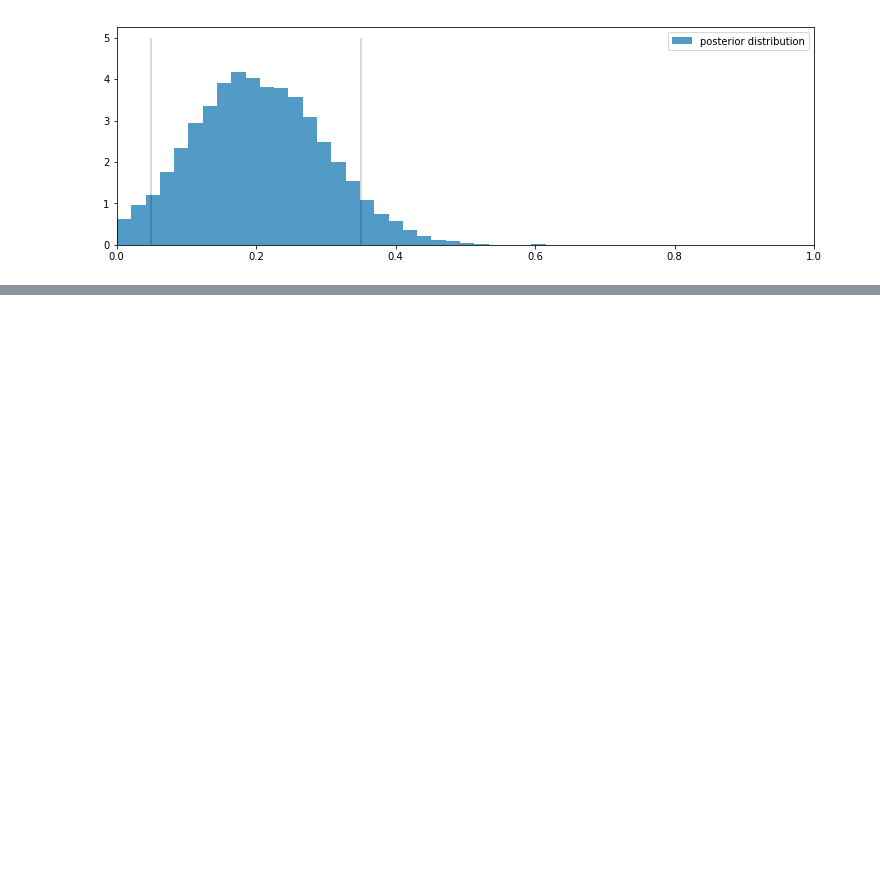
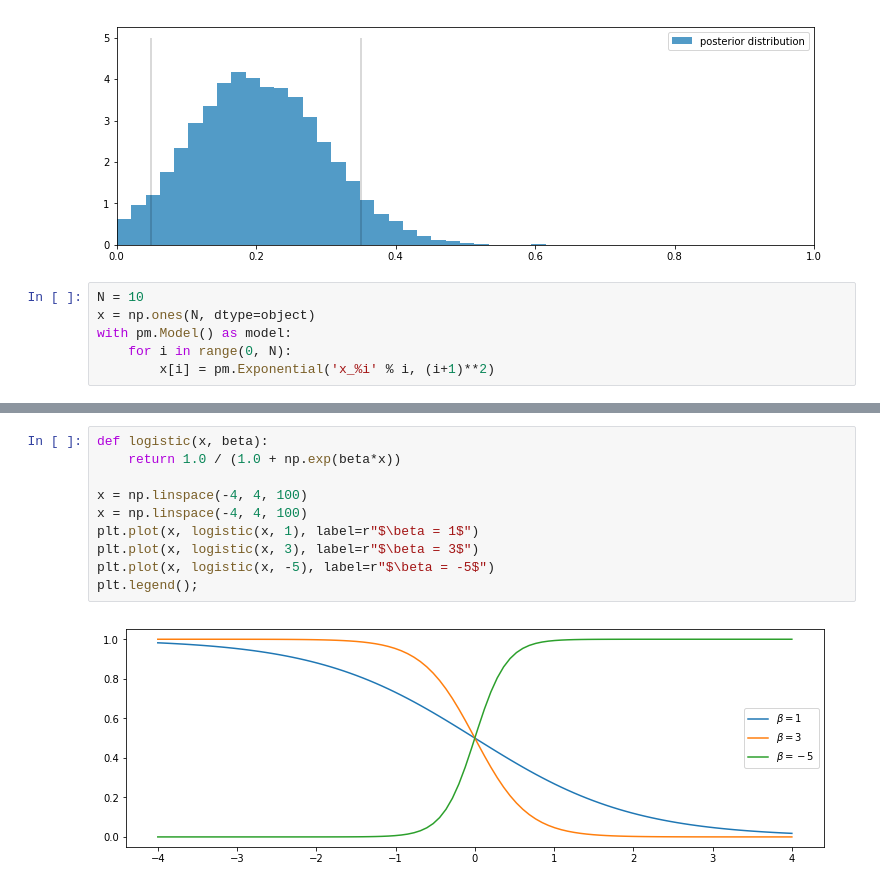
Before and after one commit to TanUkkii007/Probabilistic-Programming-and-Bayesian-Methods-for-Hackers, a Jupyter notebook: ch02/Ch2_MorePyMC_PyMC3.ipynb, the cells around one changed output, grey strips where cells are left out. Saved outputs shown, nothing was run; the diff lists cells and outputs as text; blank space fills up the shorter version.

```diff
--- a/ch02/Ch2_MorePyMC_PyMC3.ipynb
+++ b/ch02/Ch2_MorePyMC_PyMC3.ipynb
@@ -322,3 +322,9 @@ plt.xlim(0, 1)
 plt.legend();
 # %% [output]
 [figure]
+# %%
+N = 10
+x = np.ones(N, dtype=object)
+with pm.Model() as model:
+    for i in range(0, N):
+        x[i] = pm.Exponential('x_%i' % i, (i+1)**2)
@@ -324,0 +366,12 @@ plt.legend();
+# %%
+def logistic(x, beta):
+    return 1.0 / (1.0 + np.exp(beta*x))
+
+x = np.linspace(-4, 4, 100)
+x = np.linspace(-4, 4, 100)
+plt.plot(x, logistic(x, 1), label=r"$\beta = 1$")
+plt.plot(x, logistic(x, 3), label=r"$\beta = 3$")
+plt.plot(x, logistic(x, -5), label=r"$\beta = -5$")
+plt.legend();
+# %% [output]
+[figure, added]
```
Also changed, not shown: parts of 9 cells of this notebook, 1 other file.
